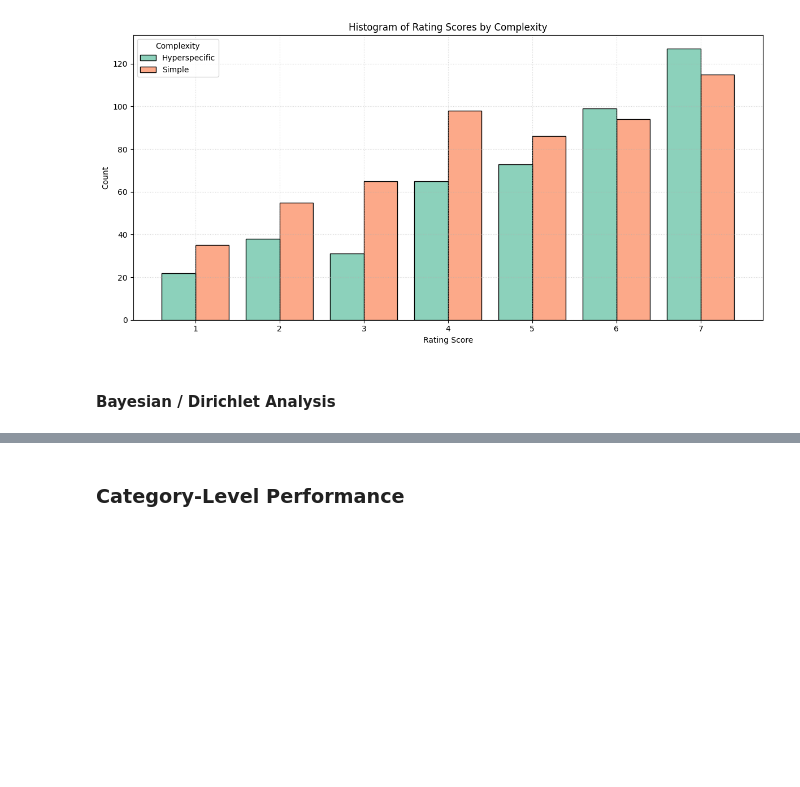
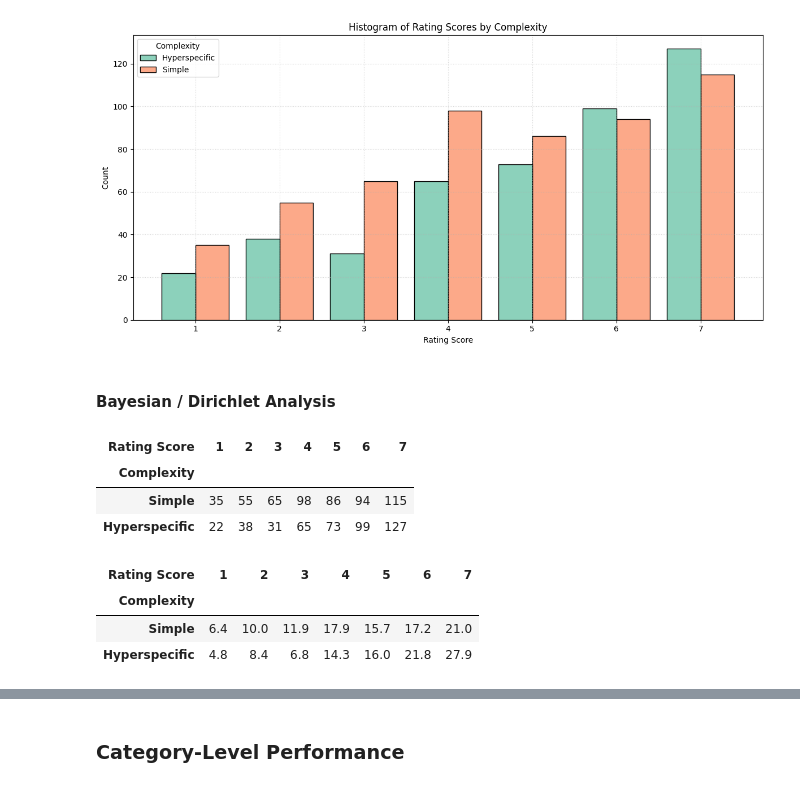
Before and after one commit to aswyatt/DA-Python, a Jupyter notebook: Interview/Data Analysis 1/Human Eval Bard.ipynb, the cells around one changed output, grey strips where cells are left out. Cells and saved outputs as stored; diff of their text form; code cells hidden in the pictures; blank space fills up the shorter version.

```diff
--- a/Interview/Data Analysis 1/Human Eval Bard.ipynb
+++ b/Interview/Data Analysis 1/Human Eval Bard.ipynb
@@ -484,17 +483,3 @@ Preference Score (#>4 minus #<4):       18
 ### Complexity
 
 Extract data according to complexity (Hyperspecific or simple) and compare performance
-# %%
-pivot = df.groupby(["Complexity", "Rating Score"]).size().unstack(fill_value=0).sort_index()
-scores = pivot.columns  # Get scores
-neutral_score = int(np.median(scores))  # Get neutral score (middle score)
-complexity_counts = pivot.sum(axis=1)  # Sum per complexity
-
-bard_promoters_complexity = pivot.loc[:, scores < neutral_score].sum(axis=1)
-chatgpt_promoters_complexity = pivot.loc[:, scores > neutral_score].sum(axis=1)
-neutral_counts_complexity = pivot[neutral_score]
-promoters_complexity = pd.concat([bard_promoters_complexity, neutral_counts_complexity, chatgpt_promoters_complexity], axis=1, keys=["Bard", "Neutral", "ChatGPT"])
-promoters_pct_complexity = promoters_complexity.div(complexity_counts, axis=0) * 100
-promoters_pct_complexity.columns = [f"{col} (%)" for col in promoters_pct_complexity.columns]
-
-display(promoters_complexity, promoters_pct_complexity.round(1))
@@ -565,3 +541,30 @@ plt.show()
 [figure]
 # %% [markdown]
 #### Bayesian / Dirichlet Analysis
+# %%
+display(pivot := df.groupby(["Complexity", "Rating Score"]).size().unstack(fill_value=0).sort_index(ascending=False))
+complexity = pivot.index
+scores = pivot.columns  # Get scores
+neutral_score = int(np.median(scores))  # Get neutral score (middle score)
+complexity_counts = pivot.sum(axis=1)  # Sum per complexity
+
+mask_bard_ext = (scores == scores[0])
+mask_bard = (scores < neutral_score)
+mask_neutral = (scores == neutral_score)
+mask_gpt = (scores > neutral_score)
+mask_gpt_ext = (scores == scores[-1])
+
+sample_size = 100_000
+rng = np.random.default_rng(42) # Arbitrary seed for reproducibility
+samples = np.array([rng.dirichlet(row+1, size=sample_size) for row in pivot.to_numpy()])
+
+display(pivot.div(pivot.sum(axis=1)/100, axis=0).round(1))
+# %% [output]
+| Rating Score | 1 | 2 | 3 | 4 | 5 | 6 | 7 |
+| Complexity |  |  |  |  |  |  |  |
+| Simple | 35 | 55 | 65 | 98 | 86 | 94 | 115 |
+| Hyperspecific | 22 | 38 | 31 | 65 | 73 | 99 | 127 |
+| Rating Score | 1 | 2 | 3 | 4 | 5 | 6 | 7 |
+| Complexity |  |  |  |  |  |  |  |
+| Simple | 6.4 | 10.0 | 11.9 | 17.9 | 15.7 | 17.2 | 21.0 |
+| Hyperspecific | 4.8 | 8.4 | 6.8 | 14.3 | 16.0 | 21.8 | 27.9 |
```
Also changed, not shown: parts of 17 cells of this notebook.
